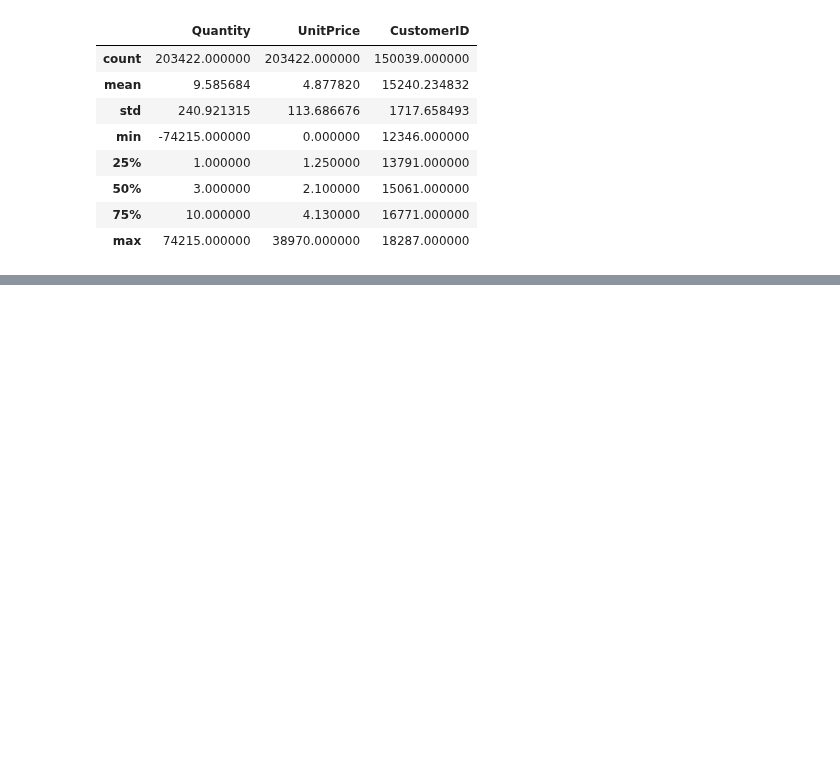
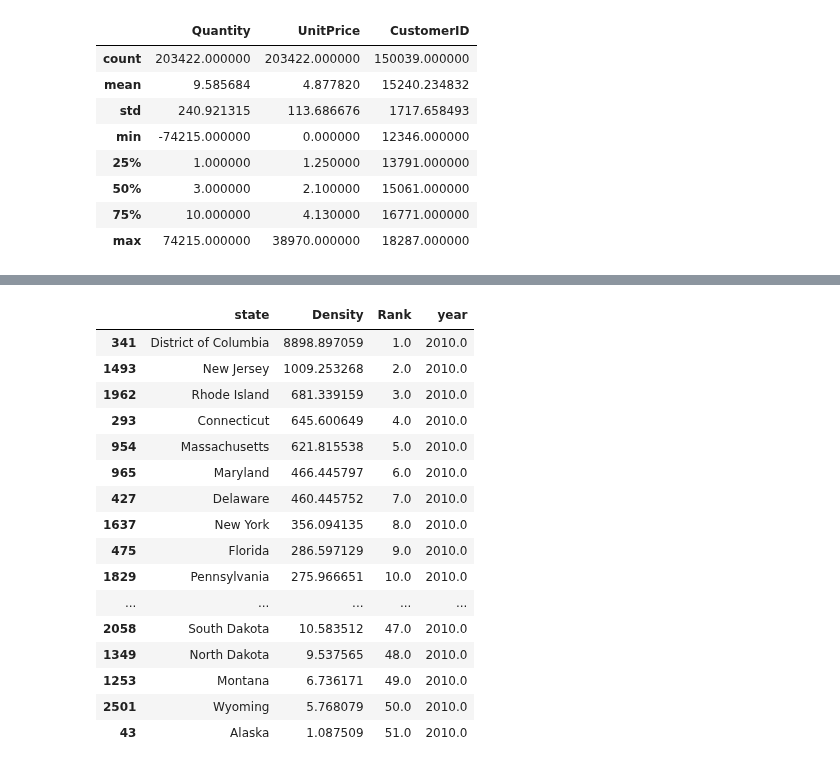
Before and after one commit to ntlong-NEU/DSEB65A-DataPre-Visual, a Jupyter notebook: Lesson_2.ipynb, the cells around one changed output, grey strips where cells are left out. Saved outputs shown, nothing was run; the diff lists cells and outputs as text; code cells hidden in the pictures; blank space fills up the shorter version.

```diff
--- a/Lesson_2.ipynb
+++ b/Lesson_2.ipynb
@@ -66,0 +460,3 @@ df.describe()
+# %%
+data3 = data2[data2['ages'] == 'total']
+data3.head()
@@ -66,0 +470,3 @@ df.describe()
+# %%
+data3['Density'] = data3['population']/data3['area (sq. mi)']
+data3.head()
@@ -66,0 +485,4 @@ df.describe()
+# %%
+data3= data3[data3['year'] == 2010]
+data3['Rank'] = data3['Density'].rank(method = 'dense',ascending = False)
+data3.head()
@@ -66,0 +496,22 @@ df.describe()
+# %%
+data4 = data3.sort_values(by = 'Rank', ascending = True)[['state','Density','Rank','year']]
+# %%
+data4
+# %% [output]
+|  | state | Density | Rank | year |
+| 341 | District of Columbia | 8898.897059 | 1.0 | 2010.0 |
+| 1493 | New Jersey | 1009.253268 | 2.0 | 2010.0 |
+| 1962 | Rhode Island | 681.339159 | 3.0 | 2010.0 |
+| 293 | Connecticut | 645.600649 | 4.0 | 2010.0 |
+| 954 | Massachusetts | 621.815538 | 5.0 | 2010.0 |
+| 965 | Maryland | 466.445797 | 6.0 | 2010.0 |
+| 427 | Delaware | 460.445752 | 7.0 | 2010.0 |
+| 1637 | New York | 356.094135 | 8.0 | 2010.0 |
+| 475 | Florida | 286.597129 | 9.0 | 2010.0 |
+| 1829 | Pennsylvania | 275.966651 | 10.0 | 2010.0 |
+| ... | ... | ... | ... | ... |
+| 2058 | South Dakota | 10.583512 | 47.0 | 2010.0 |
+| 1349 | North Dakota | 9.537565 | 48.0 | 2010.0 |
+| 1253 | Montana | 6.736171 | 49.0 | 2010.0 |
+| 2501 | Wyoming | 5.768079 | 50.0 | 2010.0 |
+| 43 | Alaska | 1.087509 | 51.0 | 2010.0 |
```
Also changed, not shown: parts of 45 cells of this notebook, 1 other file.
